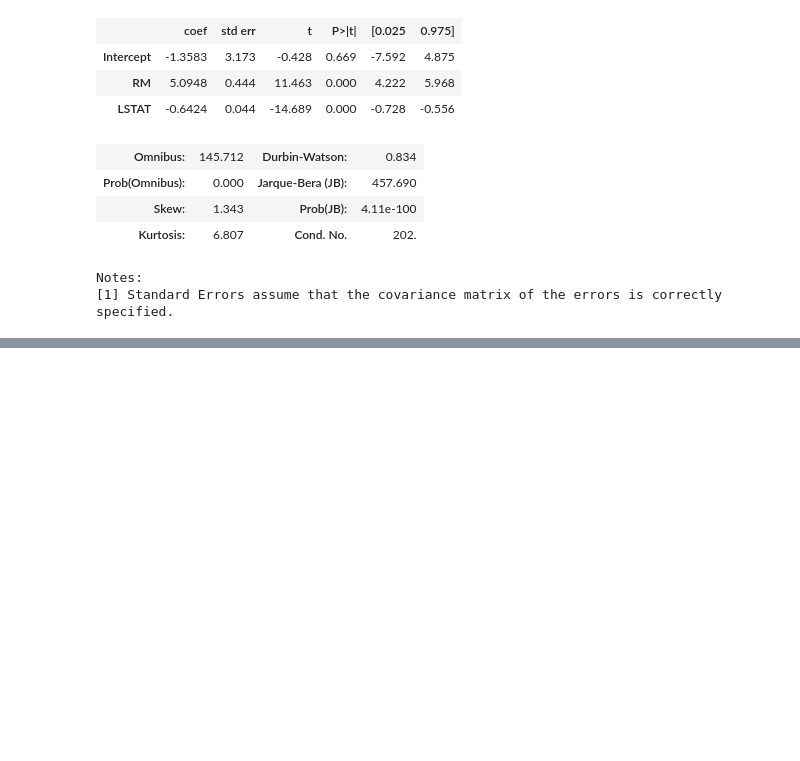
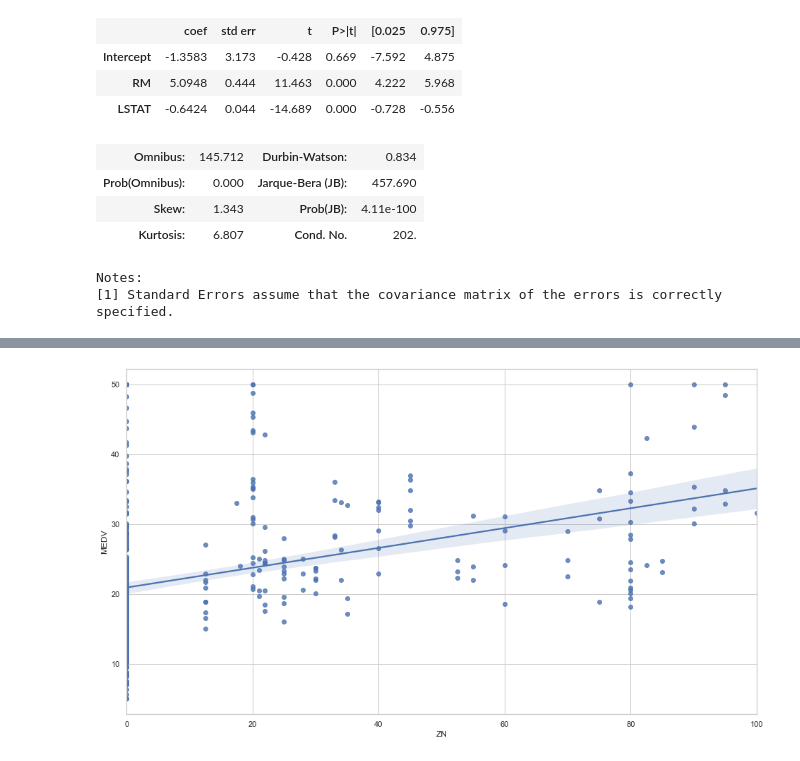
Before and after one commit to leticia-sobrino/linear-regression-boston-housing, a Jupyter notebook: mini-project.ipynb, the cells around one changed output, grey strips where cells are left out. Saved outputs shown, nothing was run; the diff lists cells and outputs as text; code cells hidden in the pictures; blank space fills up the shorter version.

```diff
--- a/mini-project.ipynb
+++ b/mini-project.ipynb
@@ -255,0 +312,4 @@ Notes:
+# %%
+sns.regplot(x='ZN', y='MEDV', data=boston);
+# %% [output]
+[figure, added]
```
Also changed, not shown: parts of 11 cells of this notebook.
